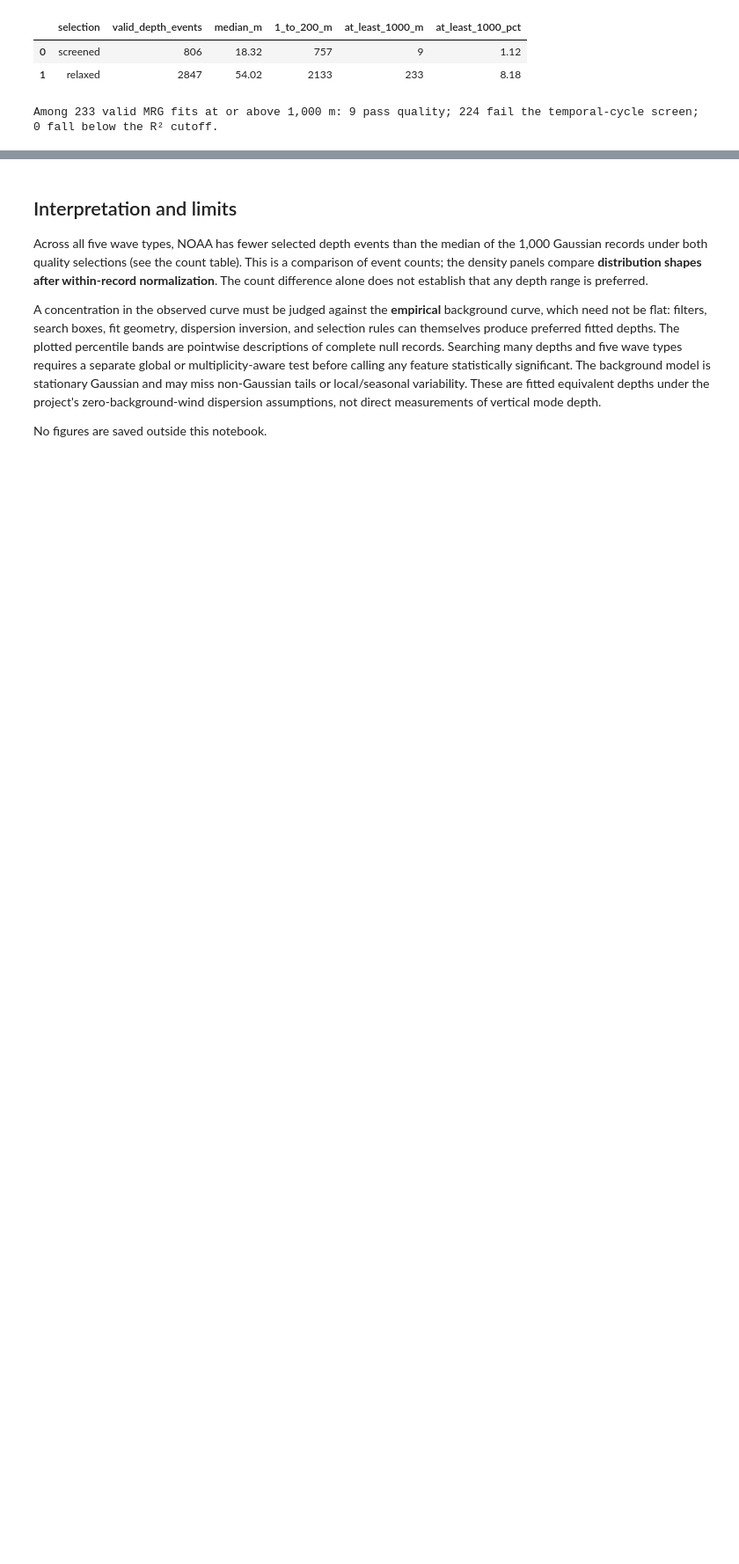
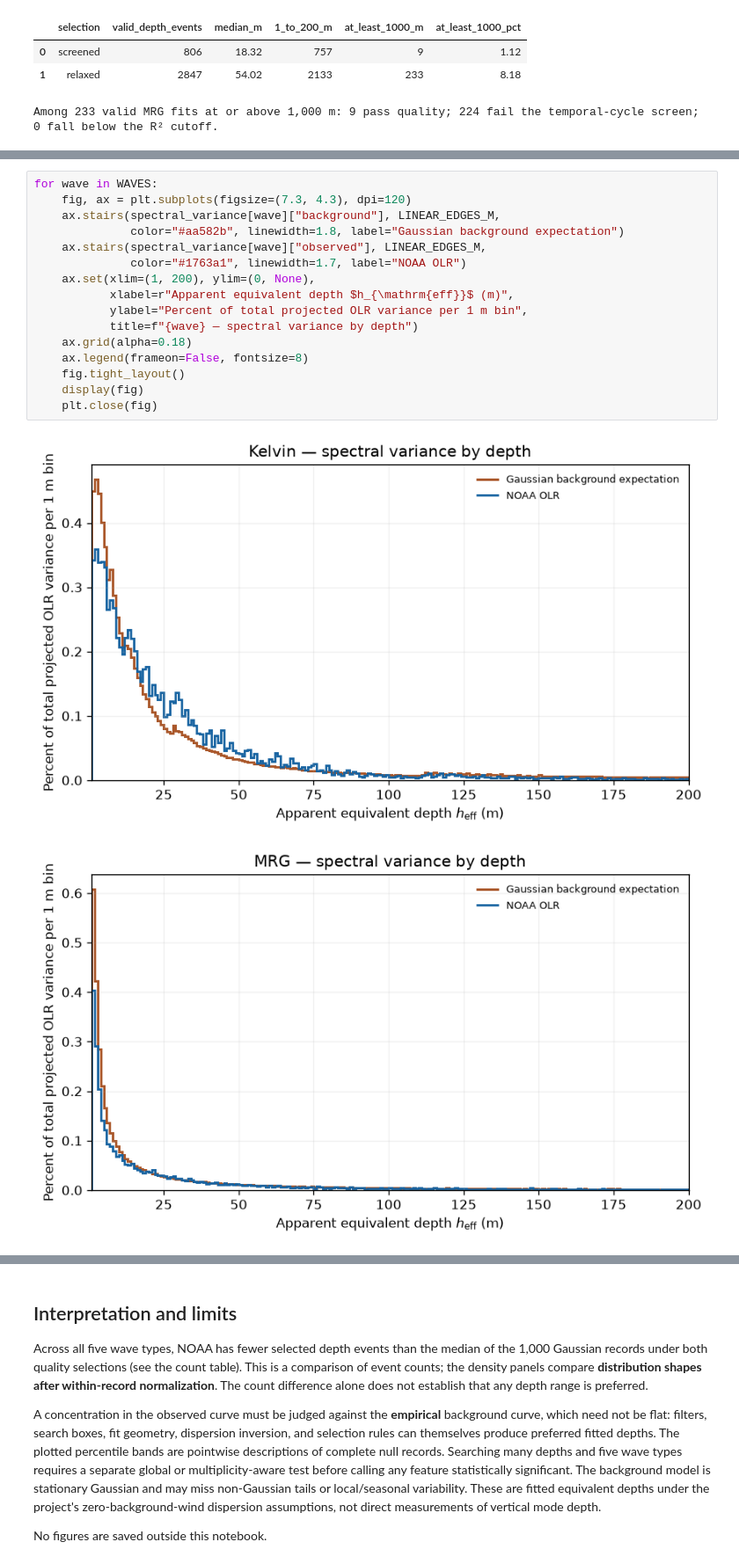
Before and after one commit to pedroanguloumana/cmip6_equiv_depth_distributions, a Jupyter notebook: notebooks/codex_heff_distribution_noaa.ipynb, the cells around one changed output, grey strips where cells are left out. Shown at 88% size. Saved outputs shown, nothing was run; the diff lists cells and outputs as text; blank space fills up the shorter version.

Commit message:
Compare NOAA and background spectral variance by depth

```diff
--- a/notebooks/codex_heff_distribution_noaa.ipynb
+++ b/notebooks/codex_heff_distribution_noaa.ipynb
@@ -296,0 +453,19 @@ Among 233 valid MRG fits at or above 1,000 m: 9 pass quality; 224 fail the tempo
+# %%
+for wave in WAVES:
+    fig, ax = plt.subplots(figsize=(7.3, 4.3), dpi=120)
+    ax.stairs(spectral_variance[wave]["background"], LINEAR_EDGES_M,
+              color="#aa582b", linewidth=1.8, label="Gaussian background expectation")
+    ax.stairs(spectral_variance[wave]["observed"], LINEAR_EDGES_M,
+              color="#1763a1", linewidth=1.7, label="NOAA OLR")
+    ax.set(xlim=(1, 200), ylim=(0, None),
+           xlabel=r"Apparent equivalent depth $h_{\mathrm{eff}}$ (m)",
+           ylabel="Percent of total projected OLR variance per 1 m bin",
+           title=f"{wave} — spectral variance by depth")
+    ax.grid(alpha=0.18)
+    ax.legend(frameon=False, fontsize=8)
+    fig.tight_layout()
+    display(fig)
+    plt.close(fig)
+# %% [output]
+[figure, added]
+[figure, added]
```
Also changed, not shown: parts of 5 cells of this notebook.
